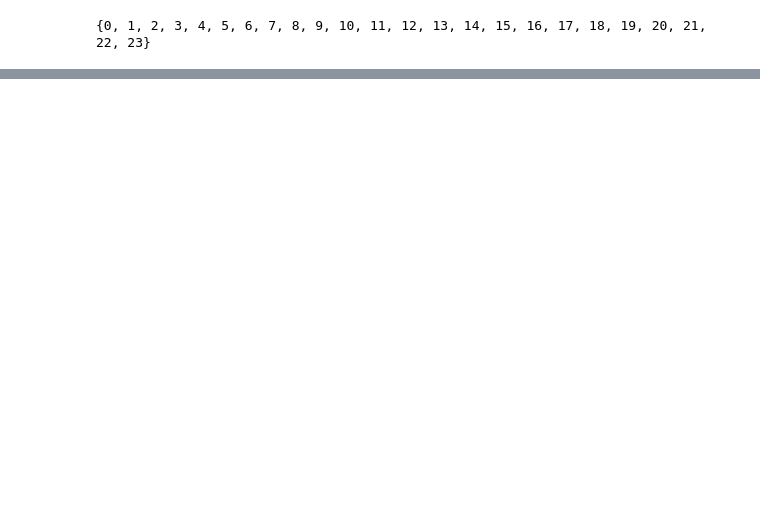
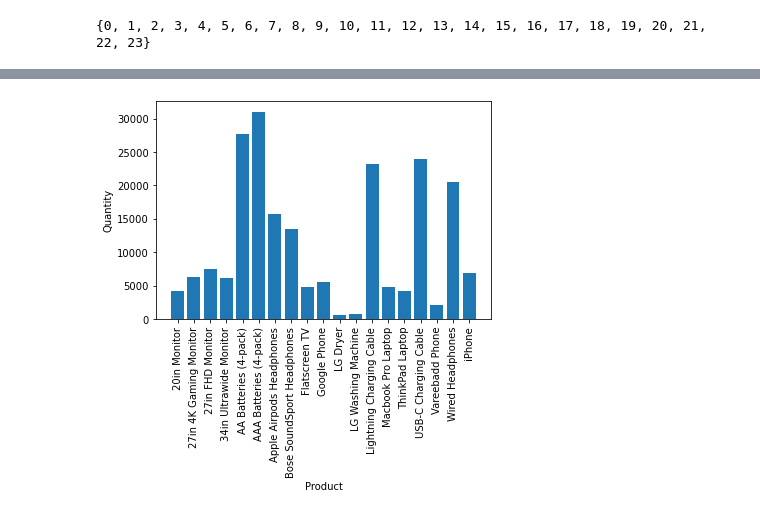
Before and after one commit to phantombmt/Data_Science_Test, a Jupyter notebook: my_report.ipynb, the cells around one changed output, grey strips where cells are left out. Saved outputs shown, nothing was run; the diff lists cells and outputs as text; code cells hidden in the pictures; blank space fills up the shorter version.

```diff
--- a/my_report.ipynb
+++ b/my_report.ipynb
@@ -505,0 +655,4 @@ TypeError: the dtypes of parameters x (object) and width (float64) are incompati
+# %%
+all_product_quantity = df_12month.groupby('Product').sum()['Quantity Ordered']
+all_product = sorted(set(df_12month['Product']))
+print(all_product_quantity,all_product)
@@ -505,0 +677,7 @@ TypeError: the dtypes of parameters x (object) and width (float64) are incompati
+# %%
+plt.bar(x=all_product,height=all_product_quantity)
+plt.xticks(all_product,rotation=90,size=10)
+plt.xlabel('Product')
+plt.ylabel('Quantity');
+# %% [output]
+[figure, added]
```
Also changed, not shown: parts of 43 cells of this notebook.
